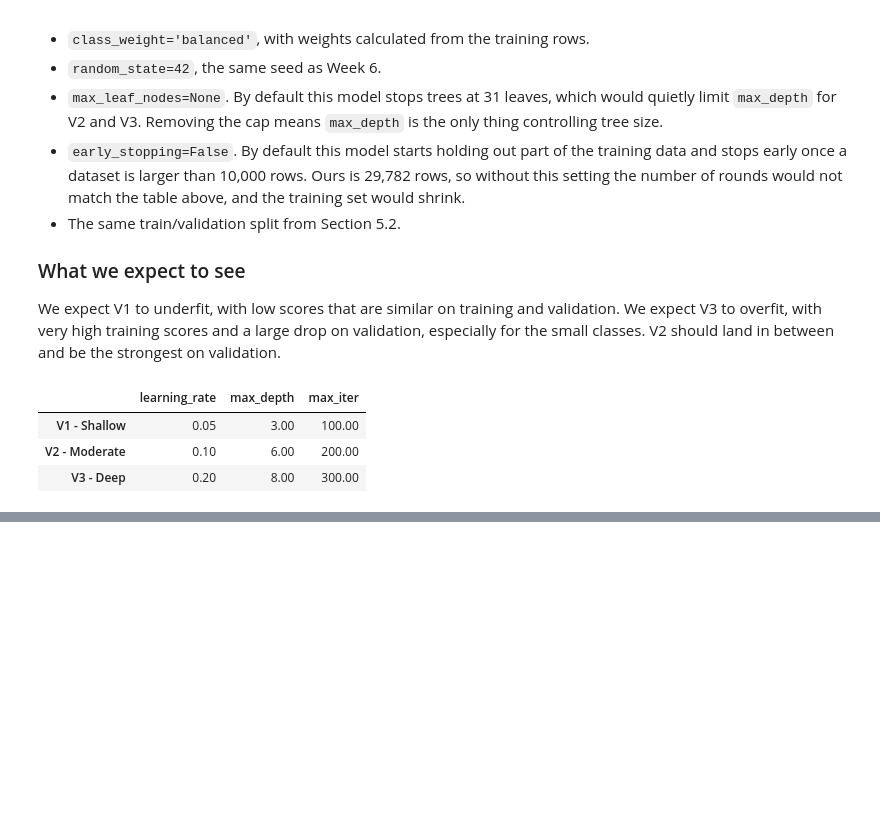
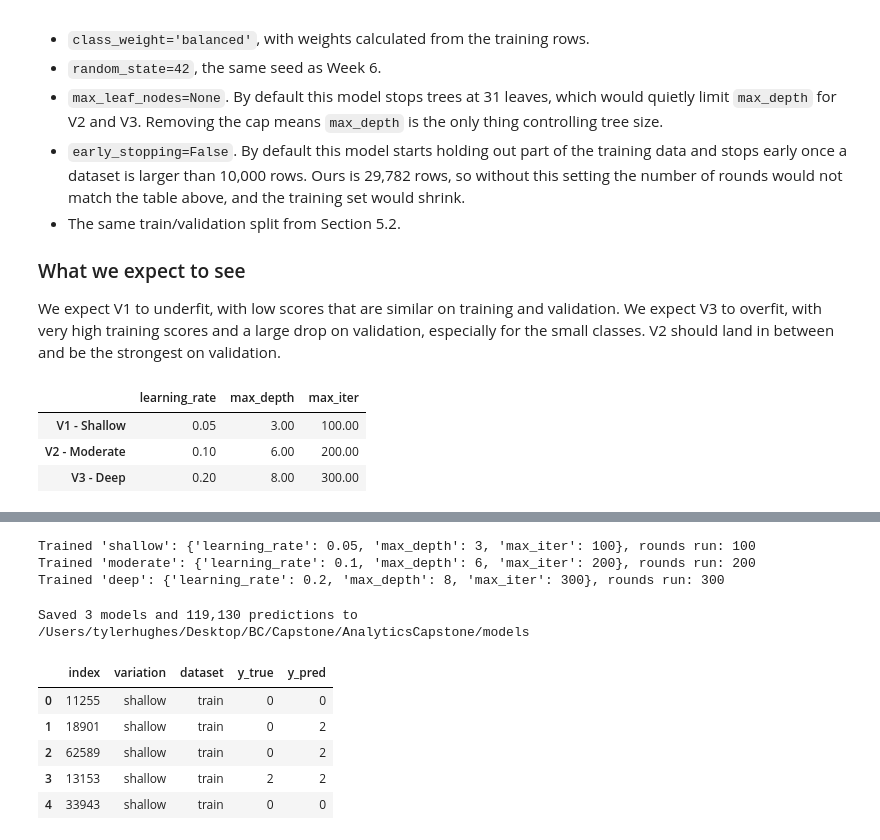
Before and after one commit to Hughes-Tyler/AnalyticsCapstone, a Jupyter notebook: notebooks/main.ipynb, the cells around one changed output, grey strips where cells are left out. Saved outputs shown, nothing was run; the diff lists cells and outputs as text; code cells hidden in the pictures; blank space fills up the shorter version.

```diff
--- a/notebooks/main.ipynb
+++ b/notebooks/main.ipynb
@@ -1732,0 +1737,50 @@ variation_table
+# %%
+trained_models = {}
+
+for name, params in variations.items():
+    model = HistGradientBoostingClassifier(**fixed_params, **params)
+    model.fit(X_train, y_train)
+    trained_models[name] = model
+    print(f"Trained '{name}': {params}, rounds run: {model.n_iter_}")
+# %% [output]
+Trained 'shallow': {'learning_rate': 0.05, 'max_depth': 3, 'max_iter': 100}, rounds run: 100
+Trained 'moderate': {'learning_rate': 0.1, 'max_depth': 6, 'max_iter': 200}, rounds run: 200
+Trained 'deep': {'learning_rate': 0.2, 'max_depth': 8, 'max_iter': 300}, rounds run: 300
+# %%
+predictions = []
+
+for name, model in trained_models.items():
+    train_pred = model.predict(X_train)
+    val_pred = model.predict(X_val)
+
+    train_df = pd.DataFrame({
+        'index': X_train.index, 'variation': name, 'dataset': 'train',
+        'y_true': y_train.values, 'y_pred': train_pred
+    })
+    val_df = pd.DataFrame({
+        'index': X_val.index, 'variation': name, 'dataset': 'validation',
+        'y_true': y_val.values, 'y_pred': val_pred
+    })
+    predictions.append(train_df)
+    predictions.append(val_df)
+
+    with open(MODELS_DIR / f"week7_gb_{name}.pkl", 'wb') as f:
+        pickle.dump(model, f)
+
+predictions_df = pd.concat(predictions, ignore_index=True)
+predictions_df.to_csv(MODELS_DIR / "week7_predictions.csv", index=False)
+
+# Same structure as Week 6: 3 variations x (train + validation) rows
+assert list(predictions_df.columns) == ['index', 'variation', 'dataset', 'y_true', 'y_pred']
+assert len(predictions_df) == len(trained_models) * (len(X_train) + len(X_val))
+
+print(f"Saved {len(trained_models)} models and {len(predictions_df):,} predictions to {MODELS_DIR}")
+predictions_df.head()
+# %% [output]
+Saved 3 models and 119,130 predictions to /Users/tylerhughes/Desktop/BC/Capstone/AnalyticsCapstone/models
+|  | index | variation | dataset | y_true | y_pred |
+| 0 | 11255 | shallow | train | 0 | 0 |
+| 1 | 18901 | shallow | train | 0 | 2 |
+| 2 | 62589 | shallow | train | 0 | 2 |
+| 3 | 13153 | shallow | train | 2 | 2 |
+| 4 | 33943 | shallow | train | 0 | 0 |
```
Also changed, not shown: parts of 1 cell of this notebook, 1 other file.
